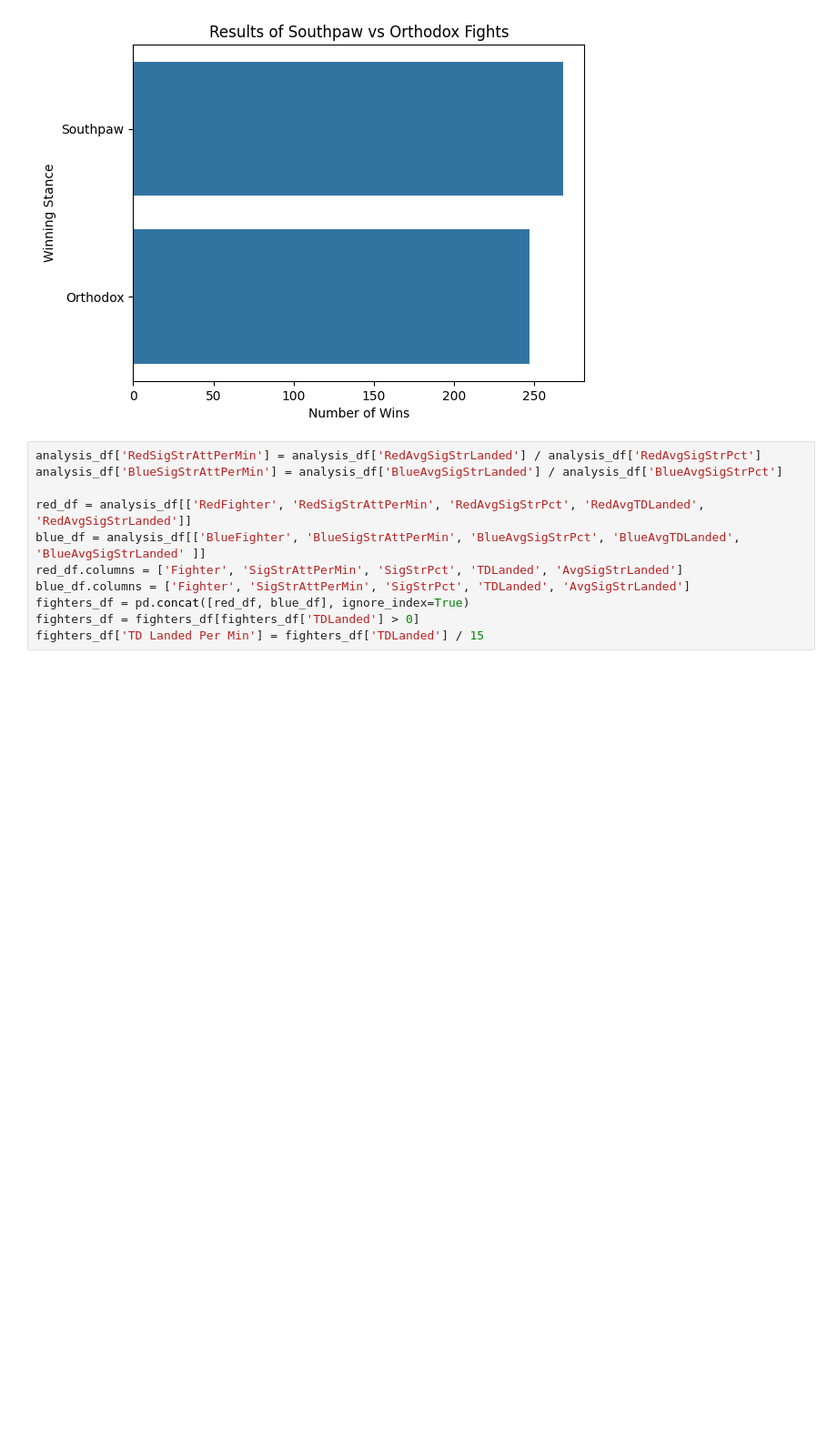
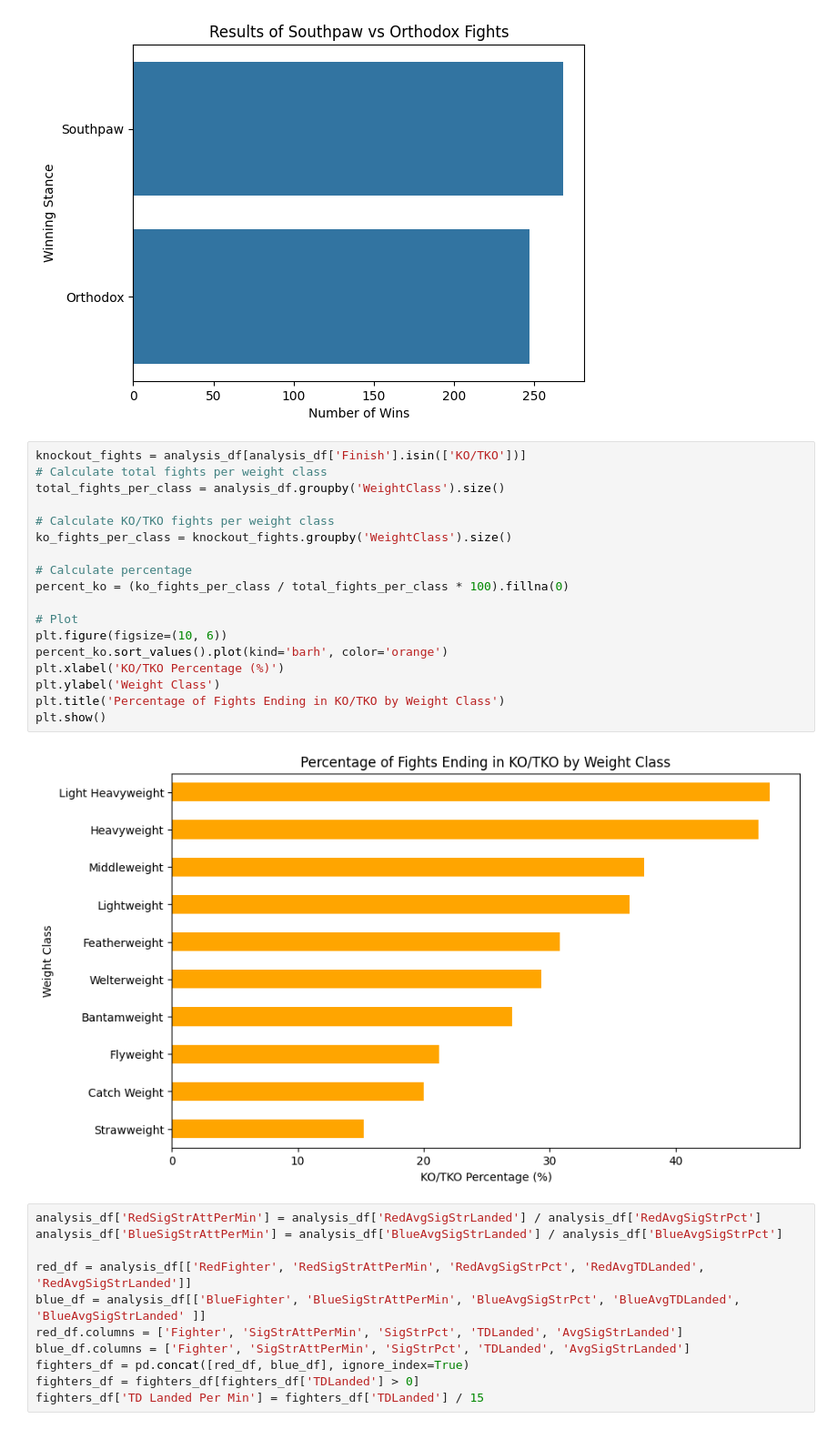
Before and after one commit to jmanlang/ufc-data-analysis, a Jupyter notebook: analysis.ipynb, the cells around one changed output. Shown at 91% size. Drawn from its saved outputs; the diff is of its cells as text; blank space fills up the shorter version.

Commit message:
Added percentage of KO/TKO fights by weight class

```diff
--- a/analysis.ipynb
+++ b/analysis.ipynb
@@ -245,6 +245,26 @@ plt.title("Results of Southpaw vs Orthodox Fights")
 plt.show()
 # %% [output]
 [figure]
+# %%
+knockout_fights = analysis_df[analysis_df['Finish'].isin(['KO/TKO'])]
+# Calculate total fights per weight class
+total_fights_per_class = analysis_df.groupby('WeightClass').size()
+
+# Calculate KO/TKO fights per weight class
+ko_fights_per_class = knockout_fights.groupby('WeightClass').size()
+
+# Calculate percentage
+percent_ko = (ko_fights_per_class / total_fights_per_class * 100).fillna(0)
+
+# Plot
+plt.figure(figsize=(10, 6))
+percent_ko.sort_values().plot(kind='barh', color='orange')
+plt.xlabel('KO/TKO Percentage (%)')
+plt.ylabel('Weight Class')
+plt.title('Percentage of Fights Ending in KO/TKO by Weight Class')
+plt.show()
+# %% [output]
+[figure, added]
 # %%
 analysis_df['RedSigStrAttPerMin'] = analysis_df['RedAvgSigStrLanded'] / analysis_df['RedAvgSigStrPct']
 analysis_df['BlueSigStrAttPerMin'] = analysis_df['BlueAvgSigStrLanded'] / analysis_df['BlueAvgSigStrPct']
```
